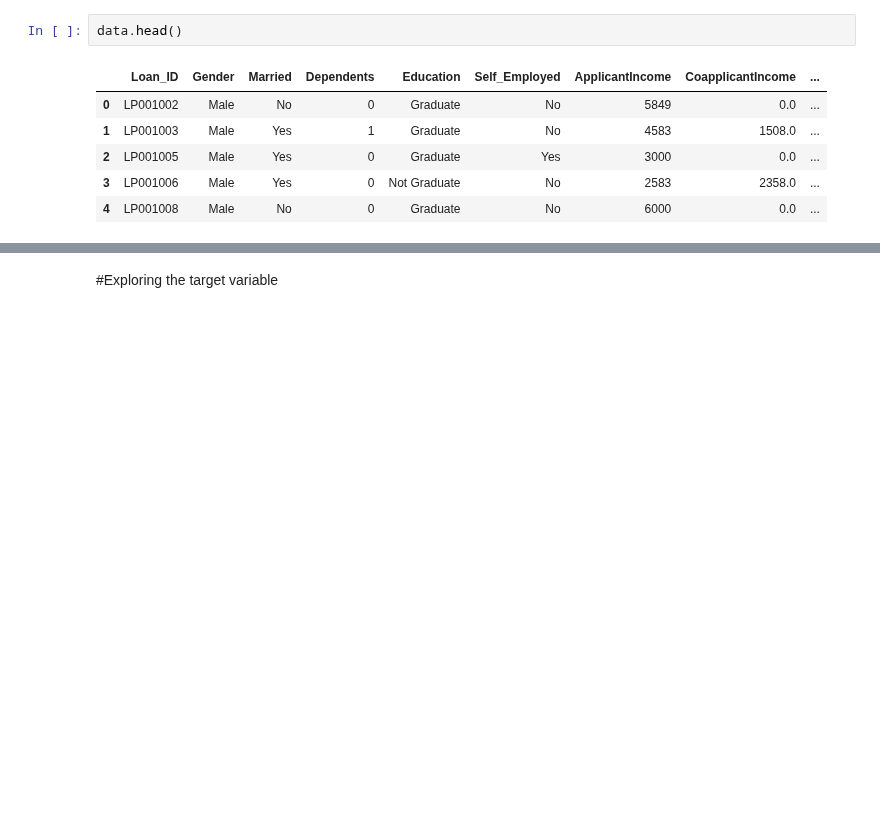
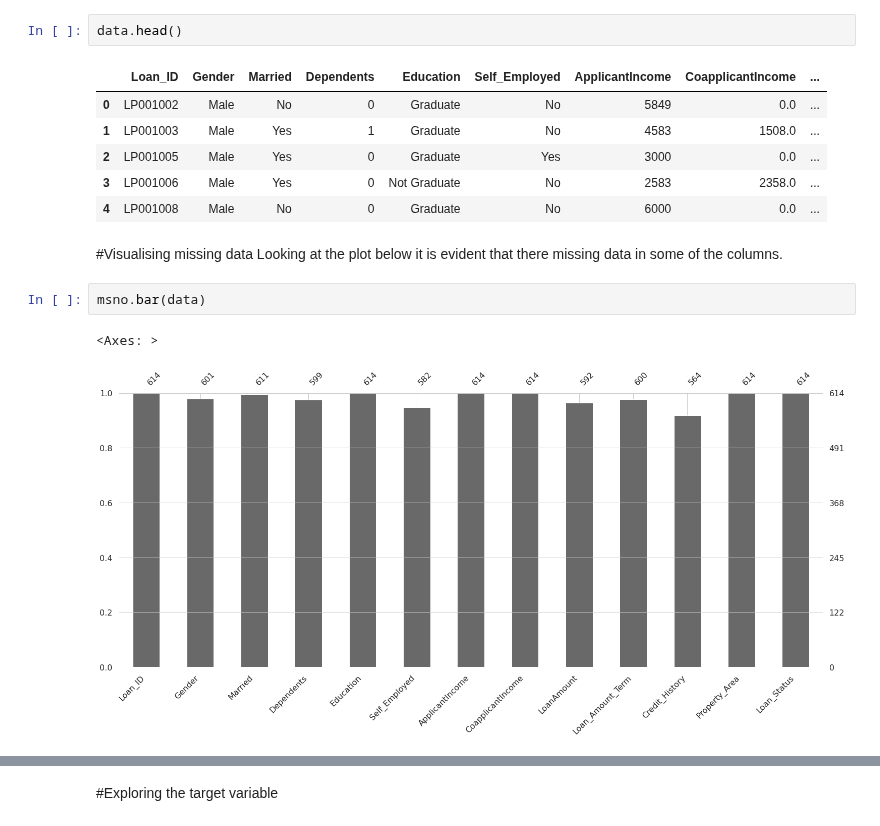
Before and after one commit to MartinNde/MartinN_1, a Jupyter notebook: Copy_of_Assignment_R_Application_for_Loan_.ipynb, the cells around one changed output, grey strips where cells are left out. Drawn from its saved outputs; the diff is of its cells as text; blank space fills up the shorter version.

```diff
--- a/Copy_of_Assignment_R_Application_for_Loan_.ipynb
+++ b/Copy_of_Assignment_R_Application_for_Loan_.ipynb
@@ -29,3 +31,11 @@ data.head()
 | 2 | LP001005 | Male | Yes | 0 | Graduate | Yes | 3000 | 0.0 | ... |
 | 3 | LP001006 | Male | Yes | 0 | Not Graduate | No | 2583 | 2358.0 | ... |
 | 4 | LP001008 | Male | No | 0 | Graduate | No | 6000 | 0.0 | ... |
+# %% [markdown]
+#Visualising missing data
+Looking at the plot below it is evident that there missing data in some of the columns.
+# %%
+msno.bar(data)
+# %% [output]
+<Axes: >
+[figure, added]
```
Also changed, not shown: parts of 4 cells of this notebook.
